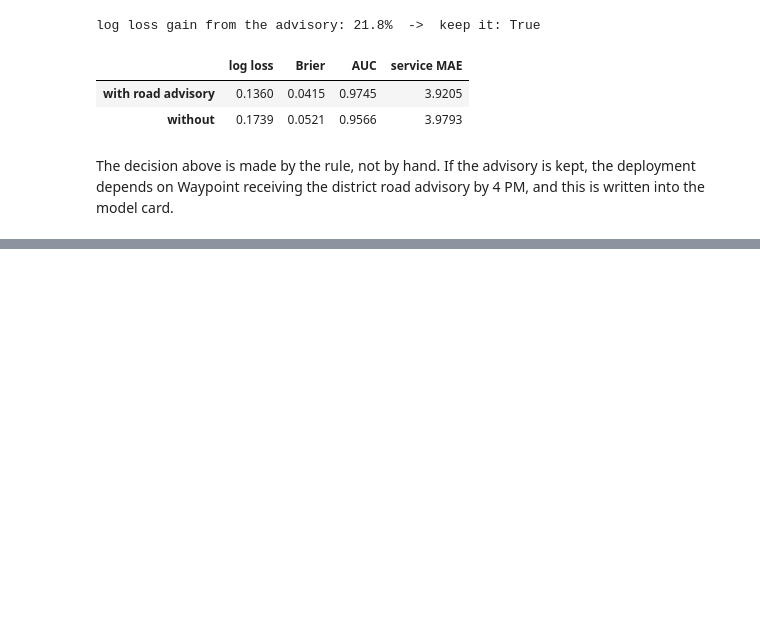
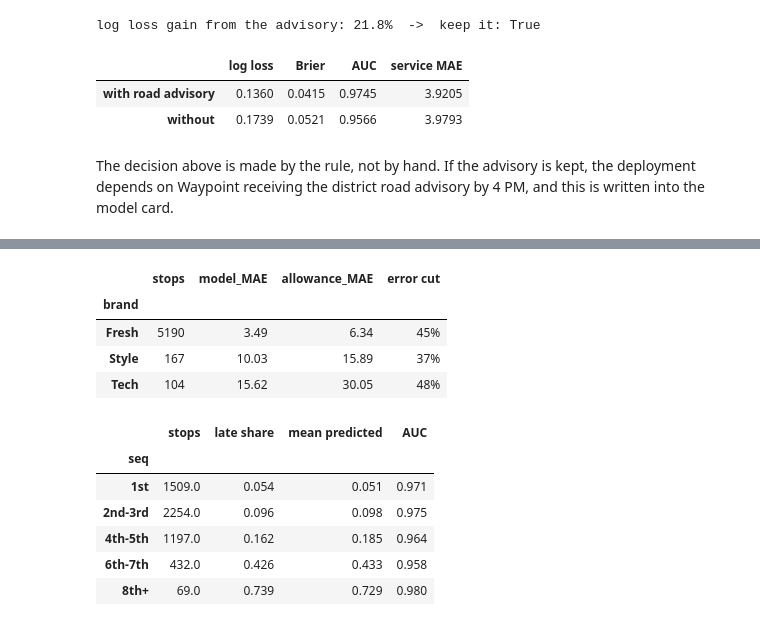
Before and after one commit to sameera-ekanayaka/Xora_Datathon, a Jupyter notebook: notebooks/05_task1_service_and_lateness.ipynb, the cells around one changed output, grey strips where cells are left out. Drawn from its saved outputs; the diff is of its cells as text; code cells hidden in the pictures; blank space fills up the shorter version.

```diff
--- a/notebooks/05_task1_service_and_lateness.ipynb
+++ b/notebooks/05_task1_service_and_lateness.ipynb
@@ -315,0 +320,30 @@ The decision above is made by the rule, not by hand. If the advisory is kept, th
+# %%
+best_sim, best_clf = (sim, clf) if KEEP_ROAD else (sim_nr, clf_nr)
+best_feats = FEATURES if KEEP_ROAD else NO_ROAD
+hold_pred_svc = best_sim.predict_service(hold)
+hold_pred_late = p_blend if KEEP_ROAD else p_blend_nr
+
+seg = hold.assign(pred=hold_pred_svc, p=hold_pred_late, err=np.abs(hold_pred_svc - y_svc),
+                  allow_err=np.abs(hold.allowance_min - y_svc))
+by_brand = seg.groupby("brand", observed=True).agg(stops=("err", "size"), model_MAE=("err", "mean"), allowance_MAE=("allow_err", "mean"))
+by_brand["error cut"] = 1 - by_brand.model_MAE / by_brand.allowance_MAE
+
+pos = pd.cut(seg.seq, [-1, 0, 2, 4, 6, 10], labels=["1st", "2nd-3rd", "4th-5th", "6th-7th", "8th+"])
+by_pos = seg.groupby(pos, observed=True).apply(
+    lambda g: pd.Series({"stops": len(g), "late share": g.late.mean(), "mean predicted": g.p.mean(),
+                         "AUC": roc_auc_score(g.late.astype(int), g.p) if g.late.nunique() > 1 else np.nan}))
+display(by_brand.style.format({"model_MAE": "{:.2f}", "allowance_MAE": "{:.2f}", "error cut": "{:.0%}"}))
+by_pos.round(3)
+# %% [output]
+|  | stops | model_MAE | allowance_MAE | error cut |
+| brand |  |  |  |  |
+| Fresh | 5190 | 3.49 | 6.34 | 45% |
+| Style | 167 | 10.03 | 15.89 | 37% |
+| Tech | 104 | 15.62 | 30.05 | 48% |
+|  | stops | late share | mean predicted | AUC |
+| seq |  |  |  |  |
+| 1st | 1509.0 | 0.054 | 0.051 | 0.971 |
+| 2nd-3rd | 2254.0 | 0.096 | 0.098 | 0.975 |
+| 4th-5th | 1197.0 | 0.162 | 0.185 | 0.964 |
+| 6th-7th | 432.0 | 0.426 | 0.433 | 0.958 |
+| 8th+ | 69.0 | 0.739 | 0.729 | 0.980 |
```
Also changed, not shown: parts of 6 cells of this notebook.
